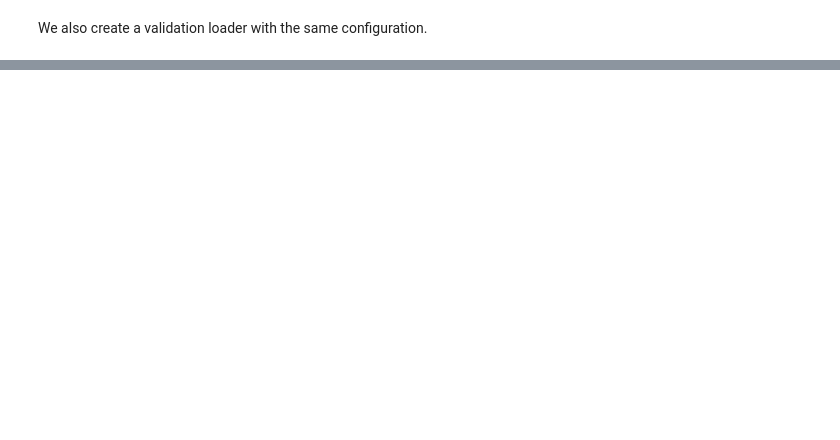
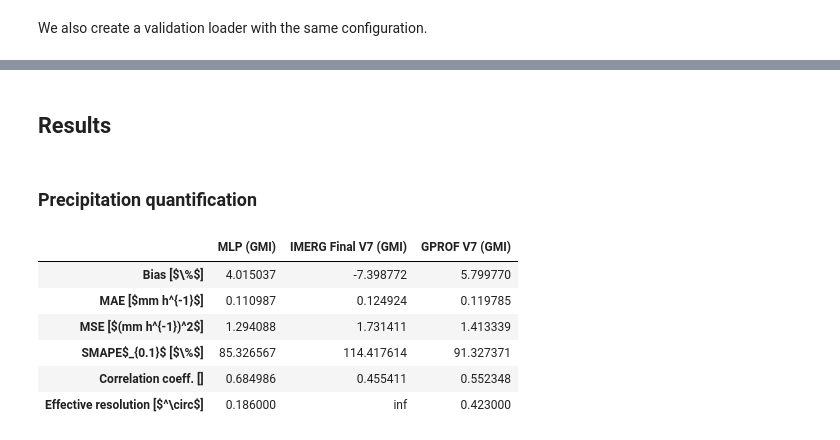
Before and after one commit to simonpf/ipwgml, a Jupyter notebook: notebooks/pytorch/fully_connected.ipynb, the cells around one changed output, grey strips where cells are left out. Cells and saved outputs as stored; diff of their text form; code cells hidden in the pictures; blank space fills up the shorter version.

```diff
--- a/notebooks/pytorch/fully_connected.ipynb
+++ b/notebooks/pytorch/fully_connected.ipynb
@@ -245,2 +316,14 @@ evaluator.evaluate(retrieval_fn=retrieval_fn, input_data_format="tabular", batch
+# %% [markdown]
+## Results
+# %% [markdown]
+### Precipitation quantification
 # %%
-evaluator.get_precipitation_estimation_results(name="MLP (GMI)").T
+evaluator.get_precip_quantification_results(name="MLP (GMI)").T
+# %% [output]
+|  | MLP (GMI) | IMERG Final V7 (GMI) | GPROF V7 (GMI) |
+| Bias [$\%$] | 4.015037 | -7.398772 | 5.799770 |
+| MAE [$mm h^{-1}$] | 0.110987 | 0.124924 | 0.119785 |
+| MSE [$(mm h^{-1})^2$] | 1.294088 | 1.731411 | 1.413339 |
+| SMAPE$_{0.1}$ [$\%$] | 85.326567 | 114.417614 | 91.327371 |
+| Correlation coeff. [] | 0.684986 | 0.455411 | 0.552348 |
+| Effective resolution [$^\circ$] | 0.186000 | inf | 0.423000 |
```
Also changed, not shown: parts of 29 cells of this notebook, 1 other file.
